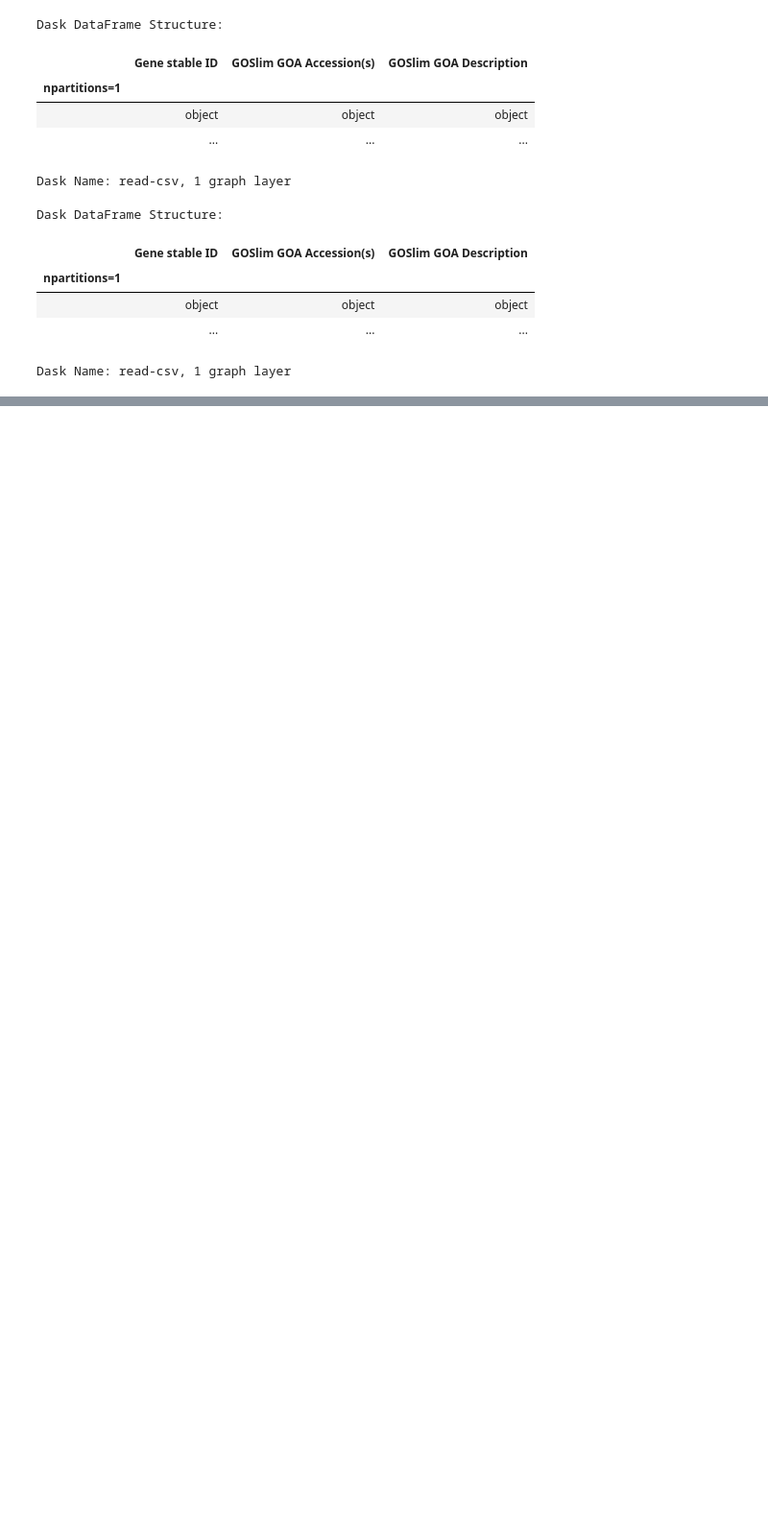
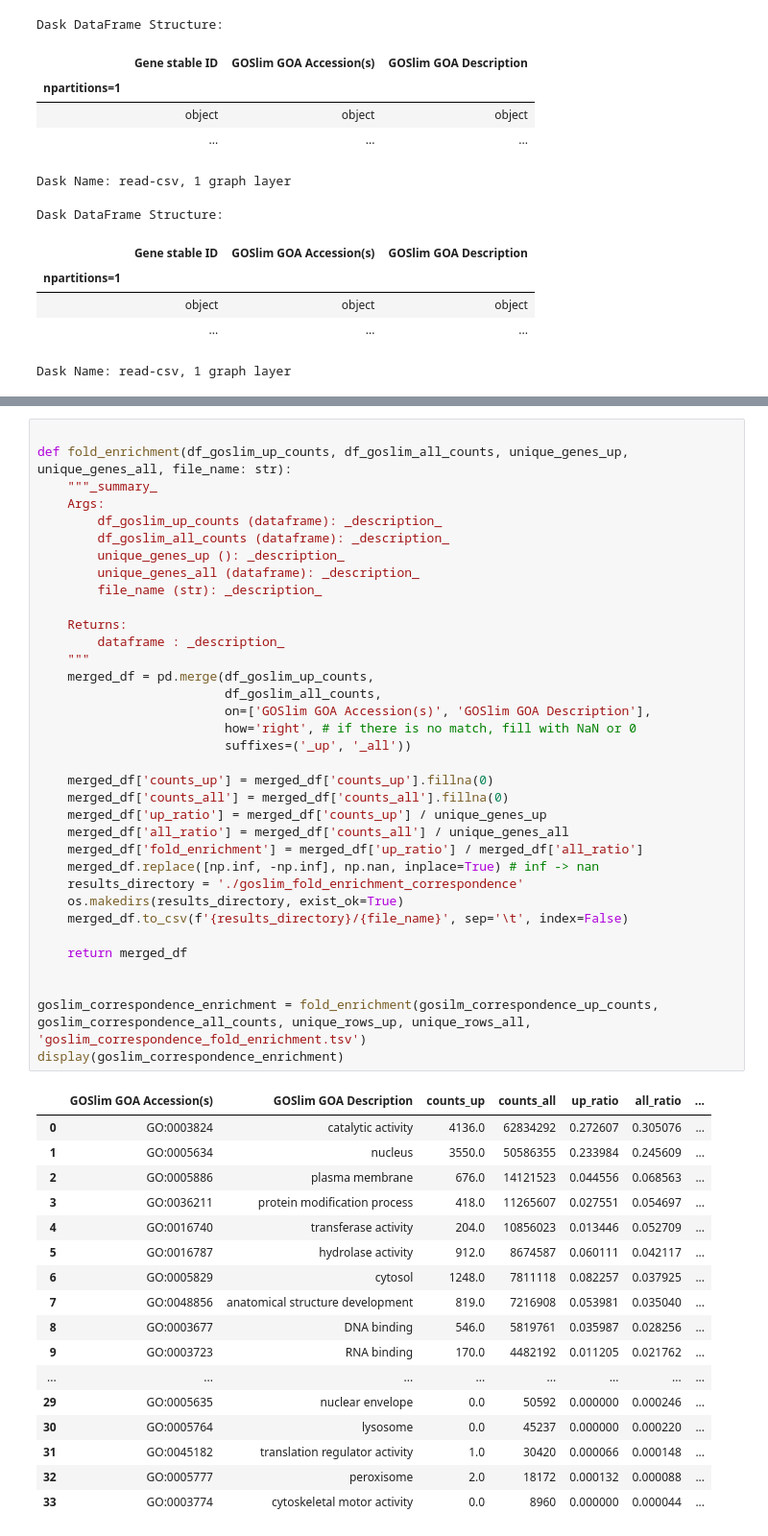
Before and after one commit to yonezawa-sora/pycircos_comaparative_species, a Jupyter notebook: data_preprocessing/GOSlim_combined_all.ipynb, the cells around one changed output, grey strips where cells are left out. Shown: that part at 96% size. Drawn from its saved outputs; the diff is of its cells as text; blank space fills up the shorter version.

```diff
--- a/data_preprocessing/GOSlim_combined_all.ipynb
+++ b/data_preprocessing/GOSlim_combined_all.ipynb
@@ -60,0 +171,53 @@ display(merged_df_goslim_pd)
+# %%
+
+def fold_enrichment(df_goslim_up_counts, df_goslim_all_counts, unique_genes_up, unique_genes_all, file_name: str):
+    """_summary_
+    Args:
+        df_goslim_up_counts (dataframe): _description_
+        df_goslim_all_counts (dataframe): _description_
+        unique_genes_up (): _description_
+        unique_genes_all (dataframe): _description_
+        file_name (str): _description_
+
+    Returns:
+        dataframe : _description_
+    """
+    merged_df = pd.merge(df_goslim_up_counts,
+                         df_goslim_all_counts,
+                         on=['GOSlim GOA Accession(s)', 'GOSlim GOA Description'],
+                         how='right', # if there is no match, fill with NaN or 0
+                         suffixes=('_up', '_all'))
+
+    merged_df['counts_up'] = merged_df['counts_up'].fillna(0)
+    merged_df['counts_all'] = merged_df['counts_all'].fillna(0)
+    merged_df['up_ratio'] = merged_df['counts_up'] / unique_genes_up
+    merged_df['all_ratio'] = merged_df['counts_all'] / unique_genes_all
+    merged_df['fold_enrichment'] = merged_df['up_ratio'] / merged_df['all_ratio']
+    merged_df.replace([np.inf, -np.inf], np.nan, inplace=True) # inf -> nan
+    results_directory = './goslim_fold_enrichment_correspondence'
+    os.makedirs(results_directory, exist_ok=True)
+    merged_df.to_csv(f'{results_directory}/{file_name}', sep='\t', index=False)
+
+    return merged_df
+
+
+goslim_correspondence_enrichment = fold_enrichment(gosilm_correspondence_up_counts, goslim_correspondence_all_counts, unique_rows_up, unique_rows_all, 'goslim_correspondence_fold_enrichment.tsv')
+display(goslim_correspondence_enrichment)
+# %% [output]
+|  | GOSlim GOA Accession(s) | GOSlim GOA Description | counts_up | counts_all | up_ratio | all_ratio | ... |
+| 0 | GO:0003824 | catalytic activity | 4136.0 | 62834292 | 0.272607 | 0.305076 | ... |
+| 1 | GO:0005634 | nucleus | 3550.0 | 50586355 | 0.233984 | 0.245609 | ... |
+| 2 | GO:0005886 | plasma membrane | 676.0 | 14121523 | 0.044556 | 0.068563 | ... |
+| 3 | GO:0036211 | protein modification process | 418.0 | 11265607 | 0.027551 | 0.054697 | ... |
+| 4 | GO:0016740 | transferase activity | 204.0 | 10856023 | 0.013446 | 0.052709 | ... |
+| 5 | GO:0016787 | hydrolase activity | 912.0 | 8674587 | 0.060111 | 0.042117 | ... |
+| 6 | GO:0005829 | cytosol | 1248.0 | 7811118 | 0.082257 | 0.037925 | ... |
+| 7 | GO:0048856 | anatomical structure development | 819.0 | 7216908 | 0.053981 | 0.035040 | ... |
+| 8 | GO:0003677 | DNA binding | 546.0 | 5819761 | 0.035987 | 0.028256 | ... |
+| 9 | GO:0003723 | RNA binding | 170.0 | 4482192 | 0.011205 | 0.021762 | ... |
+| ... | ... | ... | ... | ... | ... | ... | ... |
+| 29 | GO:0005635 | nuclear envelope | 0.0 | 50592 | 0.000000 | 0.000246 | ... |
+| 30 | GO:0005764 | lysosome | 0.0 | 45237 | 0.000000 | 0.000220 | ... |
+| 31 | GO:0045182 | translation regulator activity | 1.0 | 30420 | 0.000066 | 0.000148 | ... |
+| 32 | GO:0005777 | peroxisome | 2.0 | 18172 | 0.000132 | 0.000088 | ... |
+| 33 | GO:0003774 | cytoskeletal motor activity | 0.0 | 8960 | 0.000000 | 0.000044 | ... |
```
Also changed, not shown: parts of 10 cells of this notebook, 6 other files.
